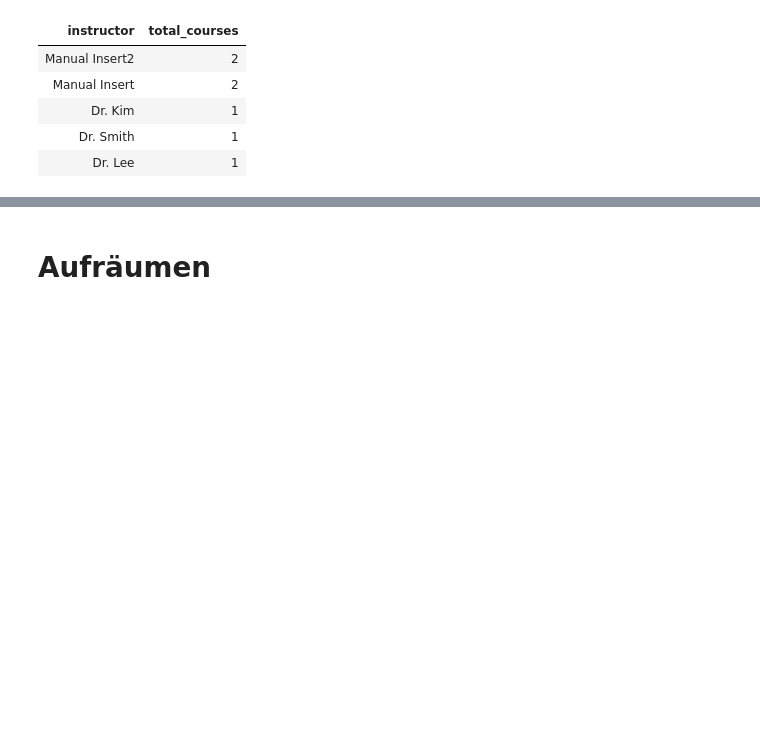
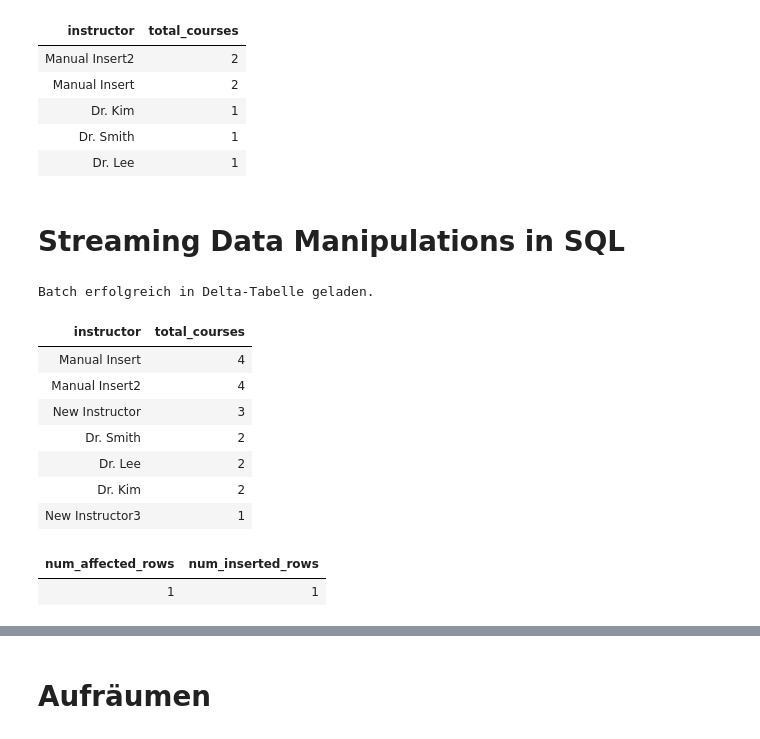
Before and after one commit to philippechr/databricks_lab, a Jupyter notebook: 51_structured_streaming.ipynb, the cells around one changed output, grey strips where cells are left out. Saved outputs shown, nothing was run; the diff lists cells and outputs as text; code cells hidden in the pictures; blank space fills up the shorter version.

```diff
--- a/51_structured_streaming.ipynb
+++ b/51_structured_streaming.ipynb
@@ -282,3 +284,5 @@ SELECT * FROM workspace.default.courses_by_instructor order by total_courses DES
 | Dr. Kim | 1 |
 | Dr. Smith | 1 |
 | Dr. Lee | 1 |
+# %% [markdown]
+# Streaming Data Manipulations in SQL
@@ -284,0 +293,44 @@ SELECT * FROM workspace.default.courses_by_instructor order by total_courses DES
+# %%
+# 1. Quelle definieren
+stream_df_stateful = spark.readStream.table("workspace.default.courses")
+
+# 2. Pfad für das "Gedächtnis" definieren
+checkpoint_path_stateful = "/Volumes/workspace/default/volume/_chk/courses_raw_append_stateful"
+
+
+# 3. Schreiben in eine echte Delta-Tabelle
+query = (stream_df_stateful.writeStream
+         .format("delta")
+         .outputMode("append")
+         .trigger(availableNow=True)
+         .option("checkpointLocation", checkpoint_path_stateful)
+         .toTable("workspace.default.courses_raw_sink_stateful") # <--- Zieltabelle im Katalog erstellen
+        )
+
+query.awaitTermination()
+print("Batch erfolgreich in Delta-Tabelle geladen.")
+# %% [output]
+Batch erfolgreich in Delta-Tabelle geladen.
+# %%
+%sql
+SELECT instructor, count(course_id) as total_courses
+FROM workspace.default.courses_raw_sink_stateful
+GROUP BY instructor
+ORDER BY total_courses DESC
+# %% [output]
+| instructor | total_courses |
+| Manual Insert | 4 |
+| Manual Insert2 | 4 |
+| New Instructor | 3 |
+| Dr. Smith | 2 |
+| Dr. Lee | 2 |
+| Dr. Kim | 2 |
+| New Instructor3 | 1 |
+# %%
+%sql
+-- Wir simulieren eine neue Buchung / einen neuen Kurs
+INSERT INTO workspace.default.courses
+VALUES ('Mastering Databricks Streams', 1001, 'New Instructor3', 99.90, 'Data Engineering');
+# %% [output]
+| num_affected_rows | num_inserted_rows |
+| 1 | 1 |
```
Also changed, not shown: parts of 8 cells of this notebook.
